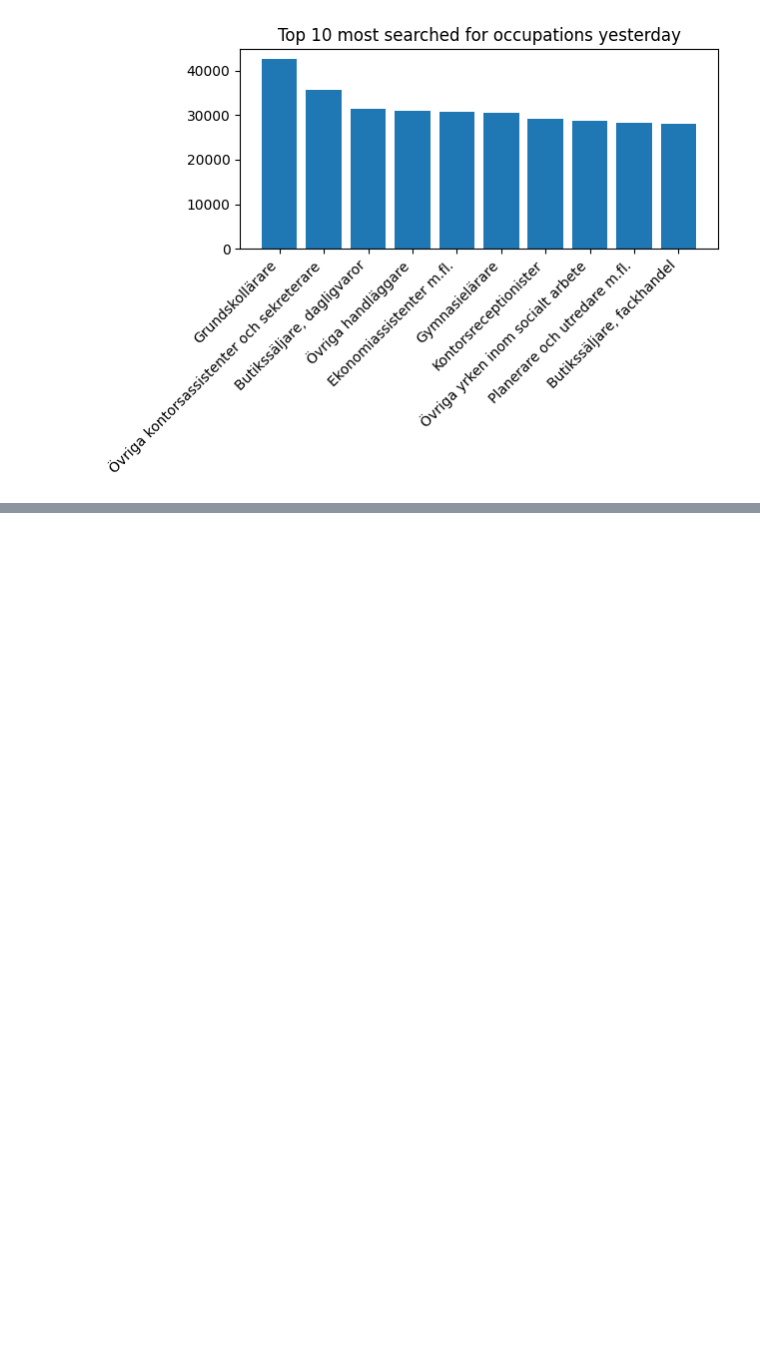
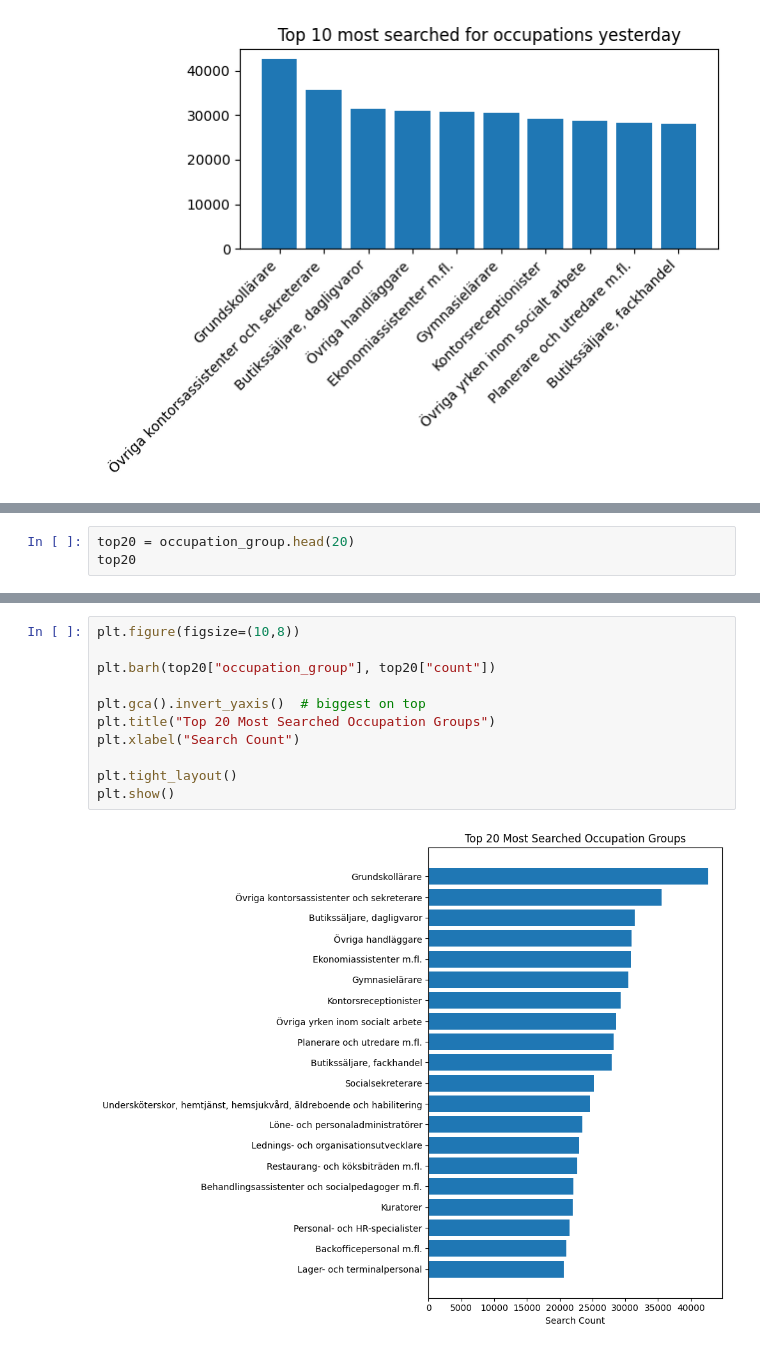
Before and after one commit to SusannaR11/AI_agent_jobsearch_project, a Jupyter notebook: data/eda.ipynb, the cells around one changed output, grey strips where cells are left out. Drawn from its saved outputs; the diff is of its cells as text; blank space fills up the shorter version.

```diff
--- a/data/eda.ipynb
+++ b/data/eda.ipynb
@@ -128,0 +162,3 @@ plt.show()
+# %%
+top20 = occupation_group.head(20)
+top20
@@ -128,0 +183,13 @@ plt.show()
+# %%
+plt.figure(figsize=(10,8))
+
+plt.barh(top20["occupation_group"], top20["count"])
+
+plt.gca().invert_yaxis()  # biggest on top
+plt.title("Top 20 Most Searched Occupation Groups")
+plt.xlabel("Search Count")
+
+plt.tight_layout()
+plt.show()
+# %% [output]
+[figure, added]
```
Also changed, not shown: parts of 11 cells of this notebook.
